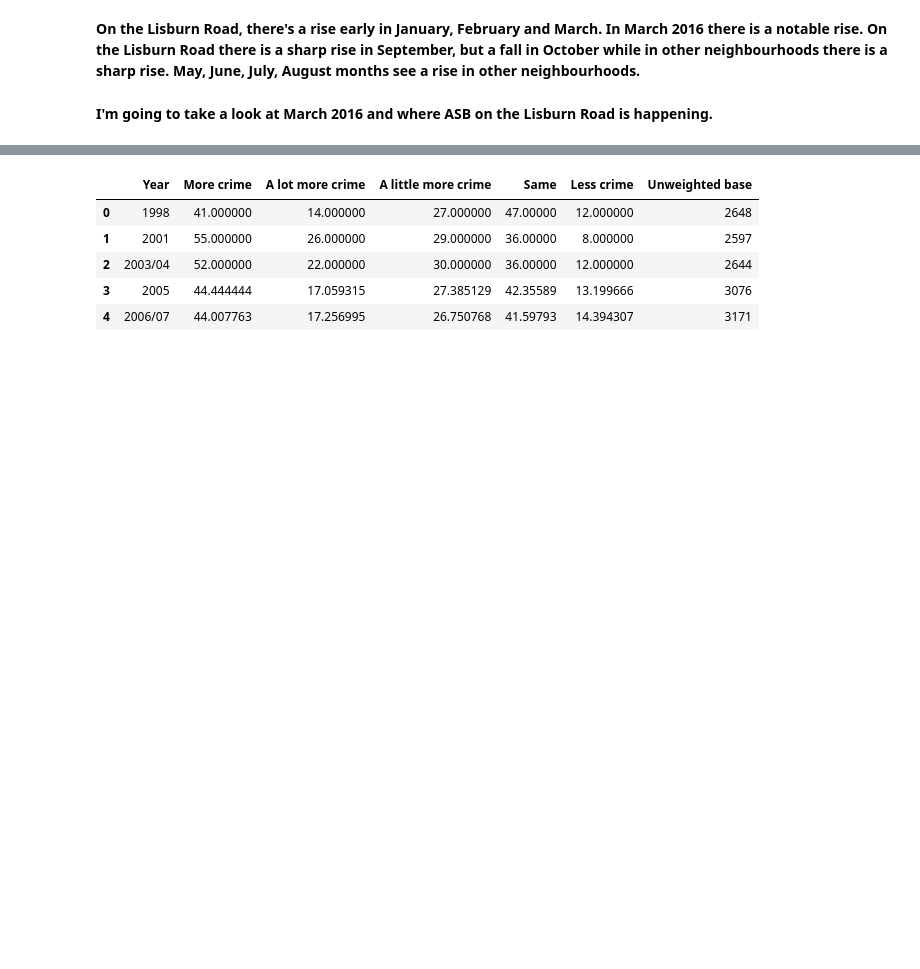
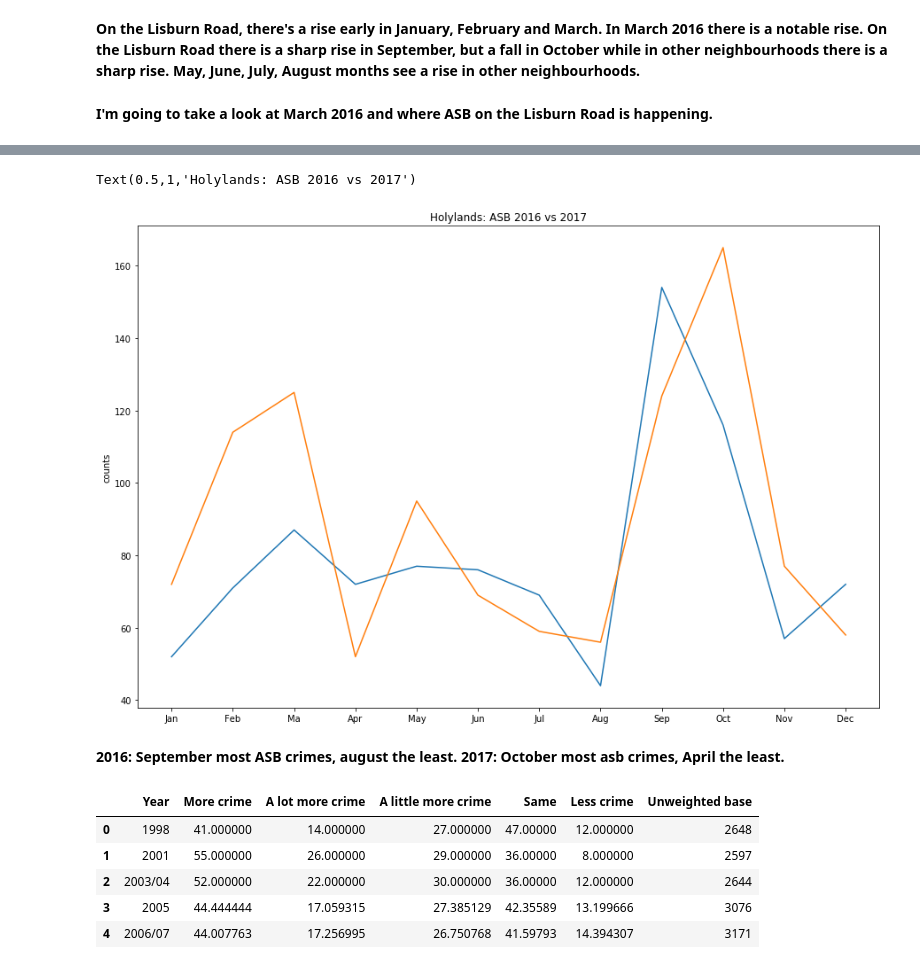
Before and after one commit to JBailey96/PSNI-Crime-Data-EDA, a Jupyter notebook: Crime EDA.ipynb, the cells around one changed output, grey strips where cells are left out. Saved outputs shown, nothing was run; the diff lists cells and outputs as text; code cells hidden in the pictures; blank space fills up the shorter version.

```diff
--- a/Crime EDA.ipynb
+++ b/Crime EDA.ipynb
@@ -992,13 +966,0 @@ corr_sunshine_month_2016_2017.corr()
-# %%
-#corr_sunshine_month_2016_2017 = monthly_sunshine_2016_2017.merge(psni_crime_data_grouped_month_year)
-
-corr_sunshine_month_2016_2017 = pd.DataFrame(columns=['counts', 'sunshine'])
-months = ['JAN', 'FEB', 'MAR', 'APR', 'MAY', 'JUN', 'JUL', 'AUG', 'SEP', 'OCT', 'NOV', 'DEC']
-crimes_month_year_2016_2017 = all_others[(all_others['Year'] == 2016) | (all_others['Year'] == 2017)].reset_index()
-for index,row in all_others.iterrows():
-    counts = row['counts']
-    month = months[row['Month']-1]
-    sunshine = monthly_sunshine_2016_2017[monthly_sunshine_2016_2017['Year'] == row['Year']].iloc[0][month]
-    corr_sunshine_month_2016_2017 = corr_sunshine_month_2016_2017.append({'counts': counts, 'sunshine': sunshine}, ignore_index=True)
-
-corr_sunshine_month_2016_2017.head()
@@ -1017,0 +971,11 @@ corr_sunshine_month_2016_2017.corr()
+# %%
+crimes_within_distance = lisburn_road_sampled.copy()
+crimes_within_distance = crimes_within_distance.iloc[0:0]
+area_coord = ("54.584584", "-5.925854")
+MAX_DISTANCE = 0.5
+
+for index, row in lisburn_road_sampled.iterrows():
+    coords = (row['Latitude'], row['Longitude'])
+    d = distance.vincenty(area_coord, coords)
+    if (d.km <= MAX_DISTANCE):
+        crimes_within_distance = crimes_within_distance.append(row)
@@ -1017,0 +1015,3 @@ corr_sunshine_month_2016_2017.corr()
+# %%
+crimes_within_distance_grouped = crimes_within_distance.groupby(['Month', 'Year']).size().reset_index(name='counts')
+crimes_within_distance_grouped[crimes_within_distance_grouped.Year == 2016].head(13)
@@ -1018,3 +1032,18 @@ corr_sunshine_month_2016_2017.corr()
+# %%
+plt.figure(figsize=(15,10))
+sb.lineplot(np.arange(0, 12, step=1.0), crimes_within_distance_grouped[crimes_within_distance_grouped.Year == 2016].counts)
+plt.xticks(np.arange(0, 12, step=1.0), ('Jan', 'Feb', 'Ma', 'Apr', 'May', 'Jun', 'Jul', 'Aug', 'Sep', 'Oct', 'Nov', 'Dec'))
+
+plt.title("Average sunshine vs Number of crimes per month in 2016")
+
+sb.lineplot(np.arange(0, 12, step=1.0), crimes_within_distance_grouped[crimes_within_distance_grouped.Year == 2017].counts)
+
+plt.title("Holylands: ASB 2016 vs 2017")
+# %% [output]
+Text(0.5,1,'Holylands: ASB 2016 vs 2017')
+[figure, added]
+# %% [markdown]
+<b> 2016: September most ASB crimes, august the least. 2017: October most asb crimes, April the least. </b>
 # %%
 local_crime_levels = pd.read_csv('data/Perceptions of Crime Findings/local_crime_levels.csv')
 local_crime_levels.head()
```
Also changed, not shown: parts of 16 cells of this notebook, 2 other files.
